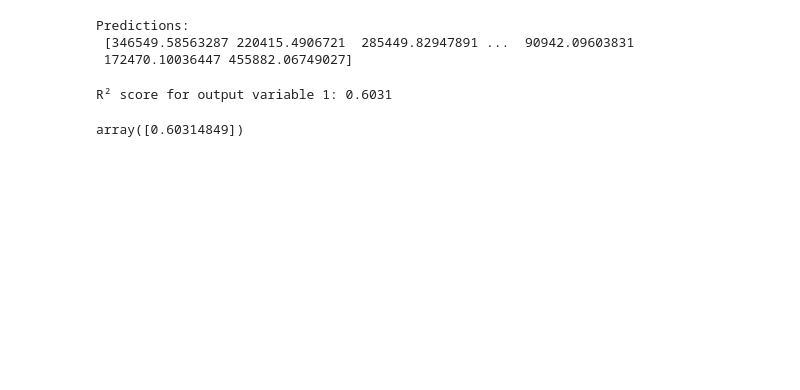
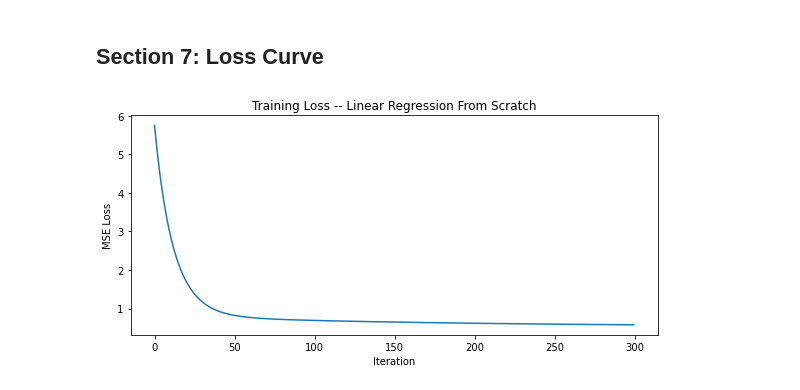
Before and after one commit to Sonal12061/ml-from-scratch, a Jupyter notebook: LinearRegression.ipynb, the cells around one changed output. Cells and saved outputs as stored; diff of their text form; code cells hidden in the pictures; blank space fills up the shorter version.

```diff
--- a/LinearRegression.ipynb
+++ b/LinearRegression.ipynb
@@ -112,3 +77,0 @@ data_scaled.head()
-# %%
-X = data_scaled.values #Converting the data frame to array values
-Y = df[target_column].values # Converting the target column in the dataframe to array
@@ -116,0 +90,22 @@ Y = df[target_column].values # Converting the target column in the dataframe to
+# %%
+def standard_scaler(data):
+    # Compute per-column mean and std
+    mean = data.mean()
+    std  = data.std()
+    # Standardise: zero mean, unit variance
+    scaled_data = (data - mean) / std
+    return scaled_data
+
+TARGET = 'median_house_value'
+
+# Scale features -- drop target before scaling
+X_train_scaled = standard_scaler(df.drop(TARGET, axis=1))
+X_test_scaled  = standard_scaler(df_test.drop(TARGET, axis=1))
+
+X_train = X_train_scaled.values
+Y_train = df[TARGET].values
+X_test  = X_test_scaled.values
+Y_test  = df_test[TARGET].values
+
+print(f'X_train shape : {X_train.shape}')
+print(f'Y_train shape : {Y_train.shape}')
@@ -145,4 +164,4 @@ class LinearRegressionScratch():
 # %%
-model = LinearRegressionScratch(iterations = 300, learning_rate = 0.02)
-model.fit(X, Y)
+model = LinearRegressionScratch(learning_rate=0.02, iterations=300)
+model.fit(X_train, Y_train)
 # %% [output]
@@ -178,7 +174,0 @@ Y = df_test['median_house_value'].values
-# %%
-predictions = model.predict(X)
-print("Predictions:\n", predictions)
-# %% [output]
-Predictions:
- [346549.58563287 220415.4906721  285449.82947891 ...  90942.09603831
- 172470.10036447 455882.06749027]
@@ -195,5 +175,12 @@ def calculate_accuracy(model, X, Y):
-# %%
-calculate_accuracy(model, X, Y)
-# %% [output]
-R² score for output variable 1: 0.6031
-array([0.60314849])
+# %% [markdown]
+## Section 7: Loss Curve
+# %%
+plt.figure(figsize=(8, 4))
+plt.plot(model.loss_history)
+plt.xlabel('Iteration')
+plt.ylabel('MSE Loss')
+plt.title('Training Loss -- Linear Regression From Scratch')
+plt.tight_layout()
+plt.show()
+# %% [output]
+[figure, added]
```
Also changed, not shown: parts of 35 cells of this notebook, 2 other files.
